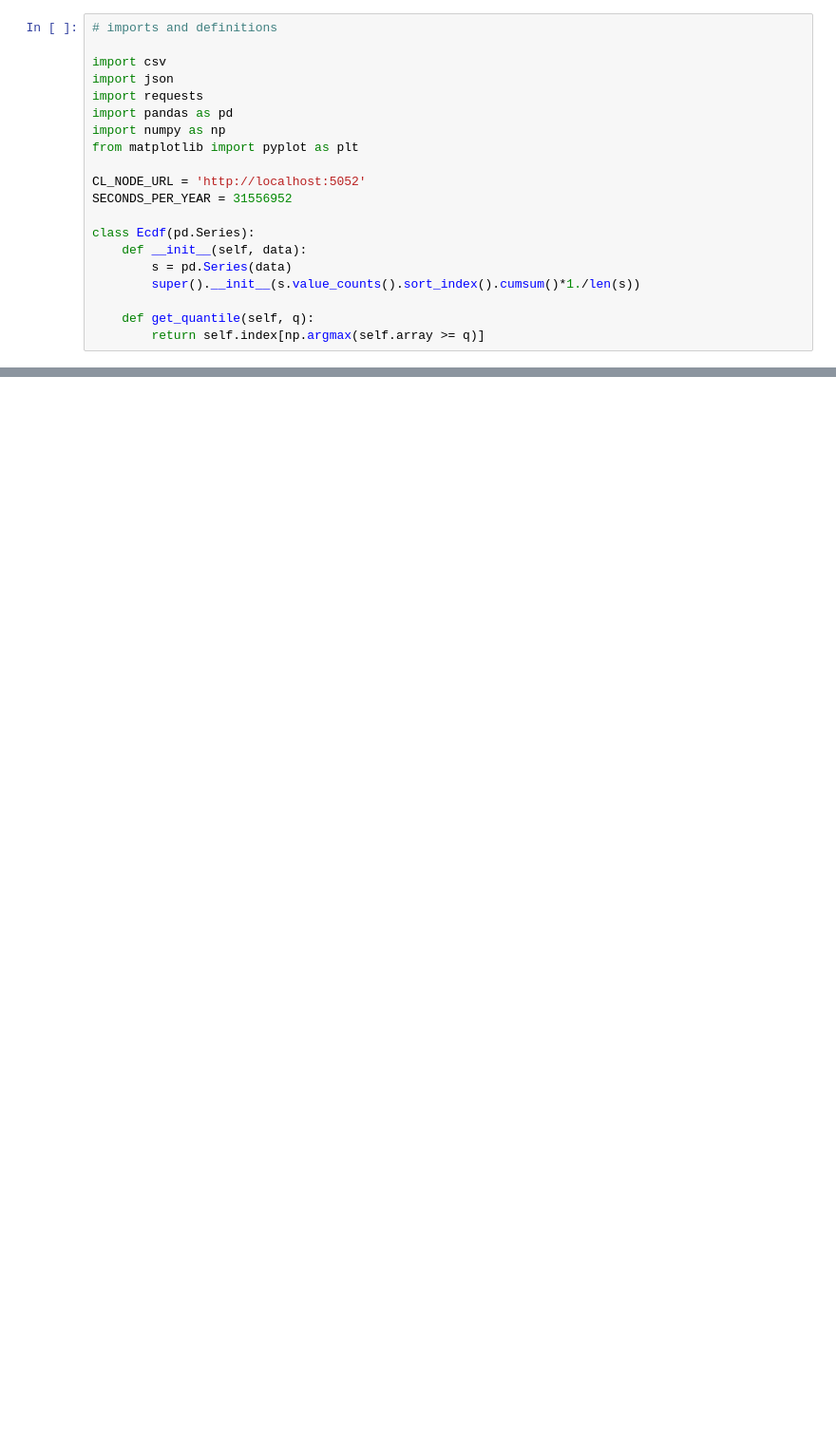
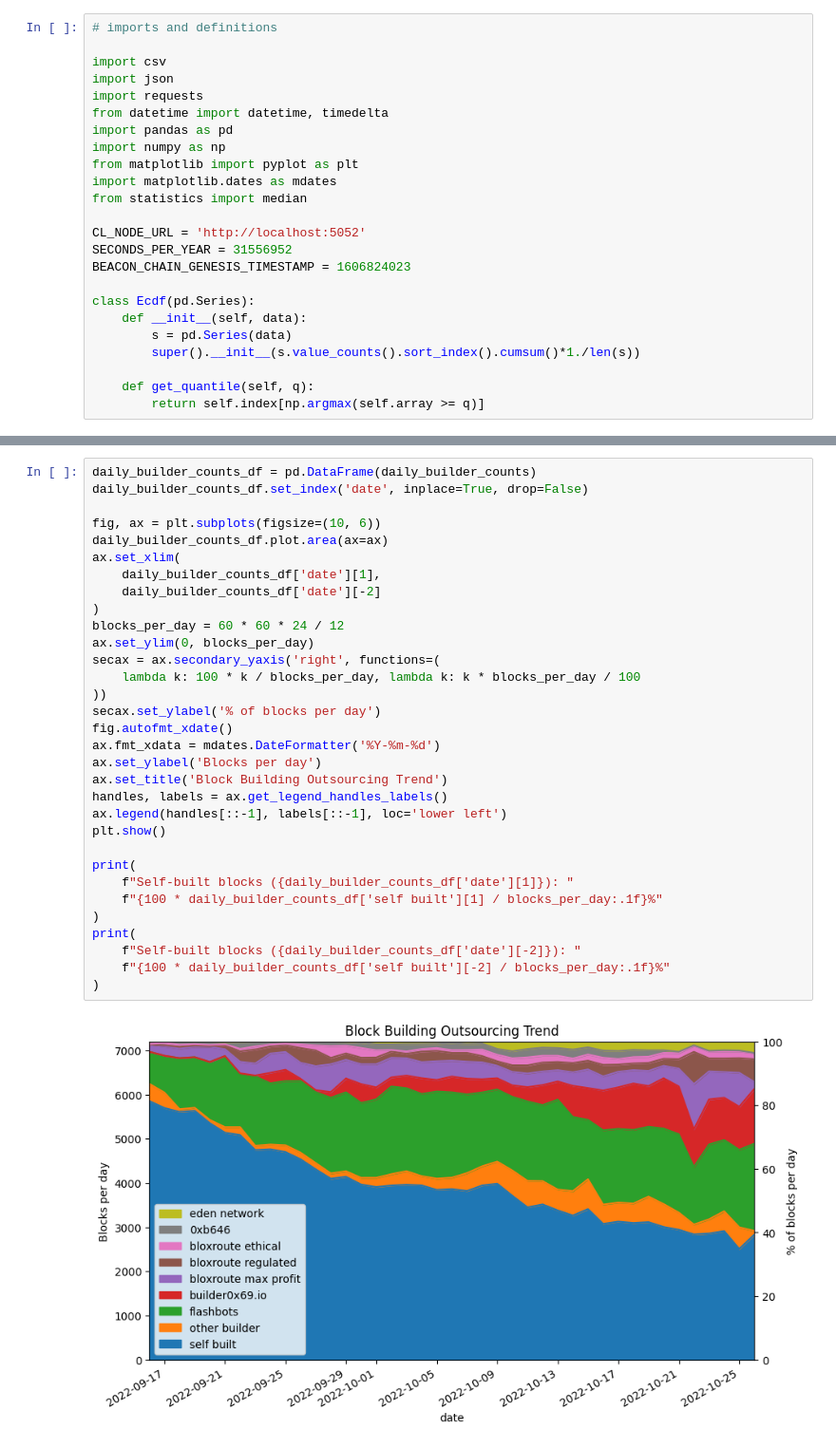
Before and after one commit to pintail-xyz/since-the-merge, a Jupyter notebook: since-the-merge.ipynb, the cells around one changed output, grey strips where cells are left out. Shown at 95% size. Drawn from its saved outputs; the diff is of its cells as text; blank space fills up the shorter version.

```diff
--- a/since-the-merge.ipynb
+++ b/since-the-merge.ipynb
@@ -38,12 +48,16 @@ The results of running the above query have been saved in a [CSV file](https://g
 import csv
 import json
 import requests
+from datetime import datetime, timedelta
 import pandas as pd
 import numpy as np
 from matplotlib import pyplot as plt
+import matplotlib.dates as mdates
+from statistics import median
 
 CL_NODE_URL = 'http://localhost:5052'
 SECONDS_PER_YEAR = 31556952
+BEACON_CHAIN_GENESIS_TIMESTAMP = 1606824023
 
 class Ecdf(pd.Series):
     def __init__(self, data):
@@ -54,0 +429,34 @@ class Ecdf(pd.Series):
+# %%
+daily_builder_counts_df = pd.DataFrame(daily_builder_counts)
+daily_builder_counts_df.set_index('date', inplace=True, drop=False)
+
+fig, ax = plt.subplots(figsize=(10, 6))
+daily_builder_counts_df.plot.area(ax=ax)
+ax.set_xlim(
+    daily_builder_counts_df['date'][1],
+    daily_builder_counts_df['date'][-2]
+)
+blocks_per_day = 60 * 60 * 24 / 12
+ax.set_ylim(0, blocks_per_day)
+secax = ax.secondary_yaxis('right', functions=(
+    lambda k: 100 * k / blocks_per_day, lambda k: k * blocks_per_day / 100
+))
+secax.set_ylabel('% of blocks per day')
+fig.autofmt_xdate()
+ax.fmt_xdata = mdates.DateFormatter('%Y-%m-%d')
+ax.set_ylabel('Blocks per day')
+ax.set_title('Block Building Outsourcing Trend')
+handles, labels = ax.get_legend_handles_labels()
+ax.legend(handles[::-1], labels[::-1], loc='lower left')
+plt.show()
+
+print(
+    f"Self-built blocks ({daily_builder_counts_df['date'][1]}): "
+    f"{100 * daily_builder_counts_df['self built'][1] / blocks_per_day:.1f}%"
+)
+print(
+    f"Self-built blocks ({daily_builder_counts_df['date'][-2]}): "
+    f"{100 * daily_builder_counts_df['self built'][-2] / blocks_per_day:.1f}%"
+)
+# %% [output]
+[figure, added]
```
Also changed, not shown: parts of 23 cells of this notebook.
